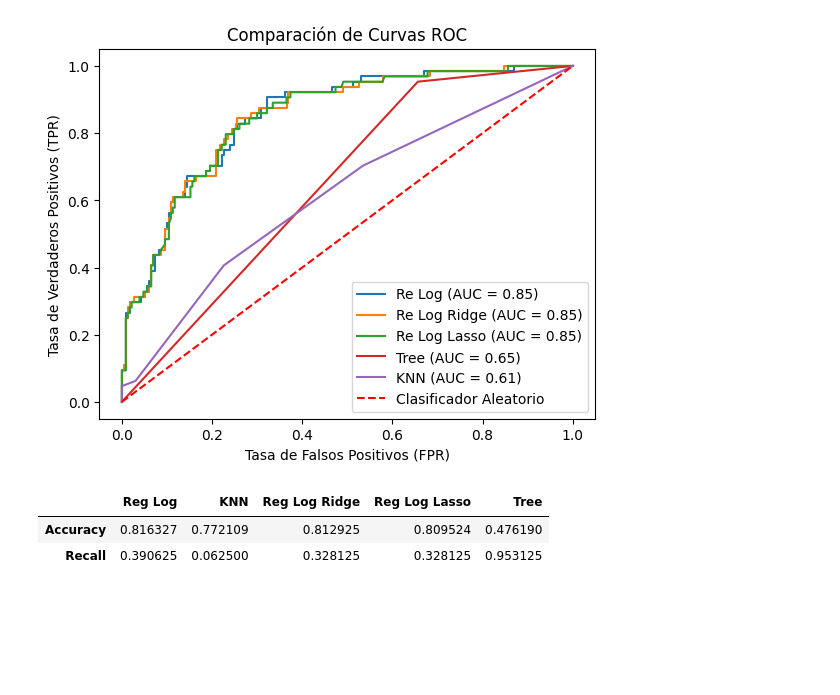
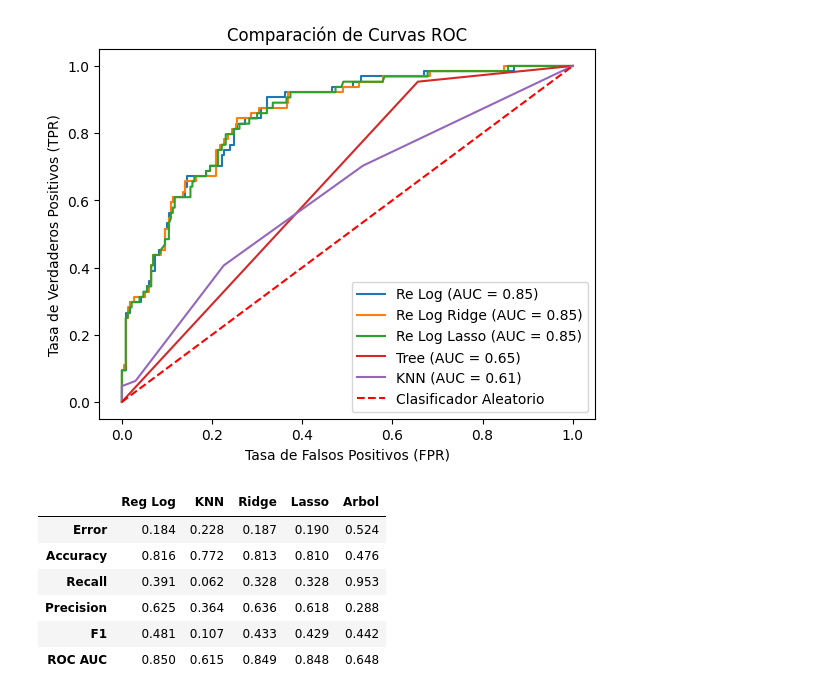
Before and after one commit to mcargnel/Big-Data-UBA-Grupo-09, a Jupyter notebook: TP4/tp4_grupo_09.ipynb, the cells around one changed output. Cells and saved outputs as stored; diff of their text form; code cells hidden in the pictures; blank space fills up the shorter version.

```diff
--- a/TP4/tp4_grupo_09 copy.ipynb
+++ b/TP4/tp4_grupo_09.ipynb
@@ -374,36 +419,60 @@ plt.show()
 [figure]
 # %%
 #| label: tab-metrics
-#| tab-cap: Tabla con accuracy y recall para en la muestra de testeo para la regresión logística, KNN, Reg Log Ridge, Reg Log Lasso y Tree.
+#| tab-cap: Tabla con métricas de clasificación para en la muestra de testeo para todos los modelos entrenados.
 #| echo: false
 #| include: true
 
 metricas = {
     'Reg Log': [
+        1- accuracy_score(y_test, reg_log_pred),
         accuracy_score(y_test, reg_log_pred),
-        recall_score(y_test, reg_log_pred)
+        recall_score(y_test, reg_log_pred),
+        precision_score(y_test, reg_log_pred),
+        f1_score(y_test, reg_log_pred),
+        roc_auc_score(y_test, reg_log_pred_proba)
     ],
     'KNN': [
+        1- accuracy_score(y_test, knn_pred),
         accuracy_score(y_test, knn_pred),
-        recall_score(y_test, knn_pred)
+        recall_score(y_test, knn_pred),
+        precision_score(y_test, knn_pred),
+        f1_score(y_test, knn_pred),
+        roc_auc_score(y_test, knn_pred_proba)
     ],
-    'Reg Log Ridge': [
+    'Ridge': [
+        1- accuracy_score(y_test, reg_log_ridge_pred),
         accuracy_score(y_test, reg_log_ridge_pred),
-        recall_score(y_test, reg_log_ridge_pred)
+        recall_score(y_test, reg_log_ridge_pred),
+        precision_score(y_test, reg_log_ridge_pred),
+        f1_score(y_test, reg_log_ridge_pred),
+        roc_auc_score(y_test, reg_log_ridge_pred_proba)
     ],
-    'Reg Log Lasso': [
+    'Lasso': [
+        1- accuracy_score(y_test, reg_log_lasso_pred),
         accuracy_score(y_test, reg_log_lasso_pred),
-        recall_score(y_test, reg_log_lasso_pred)
+        recall_score(y_test, reg_log_lasso_pred),
+        precision_score(y_test, reg_log_lasso_pred),
+        f1_score(y_test, reg_log_lasso_pred),
+        roc_auc_score(y_test, reg_log_lasso_pred_proba)
     ],
-    'Tree': [
+    'Arbol': [
+        1- accuracy_score(y_test, tree_pred),
         accuracy_score(y_test, tree_pred),
-        recall_score(y_test, tree_pred)
+        recall_score(y_test, tree_pred),
+        precision_score(y_test, tree_pred),
+        f1_score(y_test, tree_pred),
+        roc_auc_score(y_test, tree_pred_proba)
     ]
 }
 
-df_resultados = pd.DataFrame(metricas, index=['Accuracy', 'Recall'])
+df_resultados = pd.DataFrame(metricas, index=['Error', 'Accuracy', 'Recall', 'Precision', 'F1', 'ROC AUC']).round(3)
 df_resultados
 # %% [output]
-|  | Reg Log | KNN | Reg Log Ridge | Reg Log Lasso | Tree |
-| Accuracy | 0.816327 | 0.772109 | 0.812925 | 0.809524 | 0.476190 |
-| Recall | 0.390625 | 0.062500 | 0.328125 | 0.328125 | 0.953125 |
+|  | Reg Log | KNN | Ridge | Lasso | Arbol |
+| Error | 0.184 | 0.228 | 0.187 | 0.190 | 0.524 |
+| Accuracy | 0.816 | 0.772 | 0.813 | 0.810 | 0.476 |
+| Recall | 0.391 | 0.062 | 0.328 | 0.328 | 0.953 |
+| Precision | 0.625 | 0.364 | 0.636 | 0.618 | 0.288 |
+| F1 | 0.481 | 0.107 | 0.433 | 0.429 | 0.442 |
+| ROC AUC | 0.850 | 0.615 | 0.849 | 0.848 | 0.648 |
```
Also changed, not shown: parts of 16 cells of this notebook, 1 other file.
